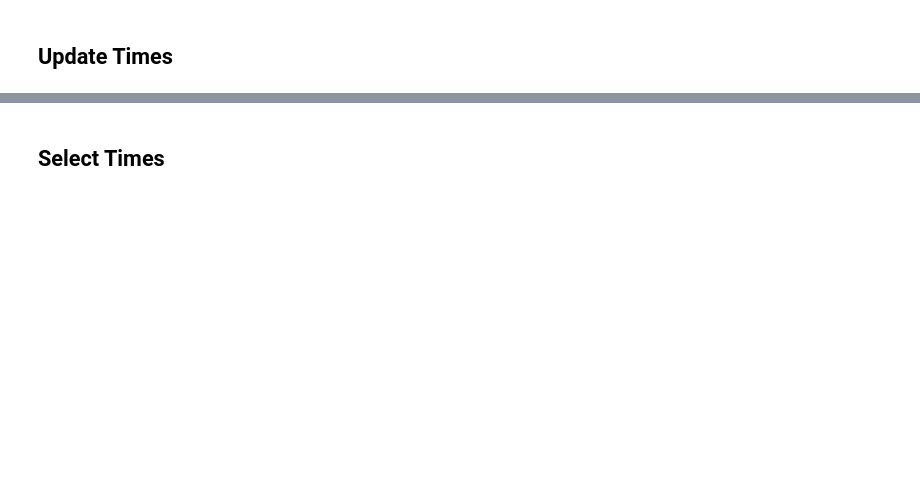
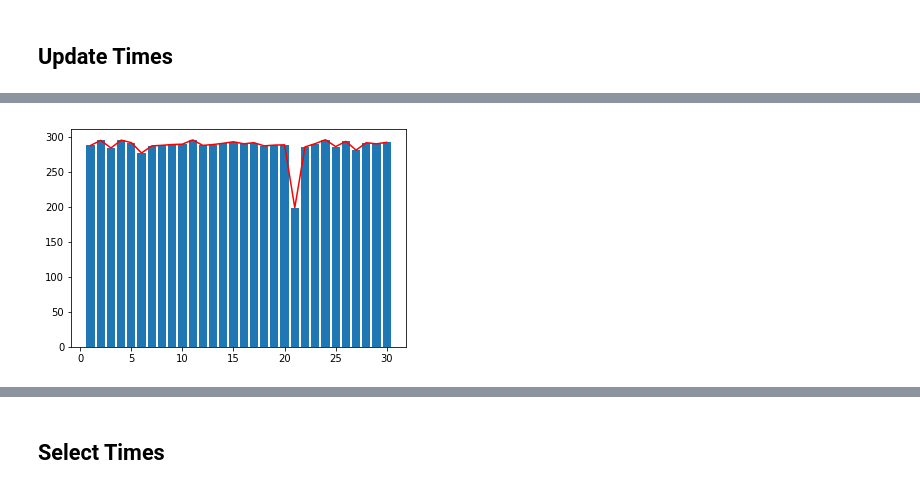
Before and after one commit to joaopedrofn/CassandraAnalysis, a Jupyter notebook: Sintetic Software.ipynb, the cells around one changed output, grey strips where cells are left out. Cells and saved outputs as stored; diff of their text form; code cells hidden in the pictures; blank space fills up the shorter version.

```diff
--- a/Sintetic Software.ipynb
+++ b/Sintetic Software.ipynb
@@ -177,0 +198,6 @@ plt.show()
+# %%
+plt.bar(categories[:30], updateTimes[:30])
+plt.plot(categories[:30], updateTimes[:30], color='red')
+plt.show()
+# %% [output]
+[figure, added]
```
Also changed, not shown: parts of 20 cells of this notebook, 1 other file.
